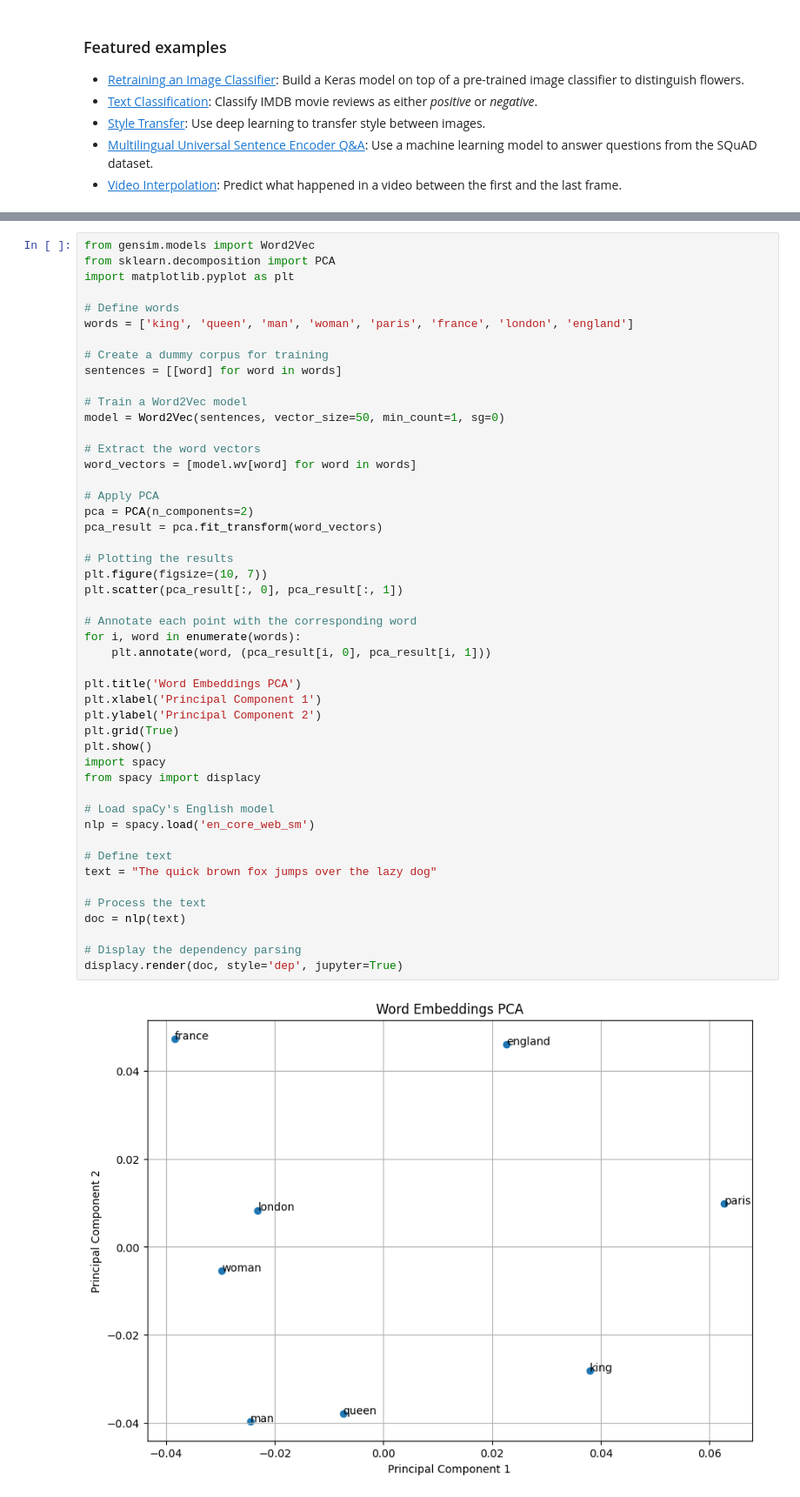
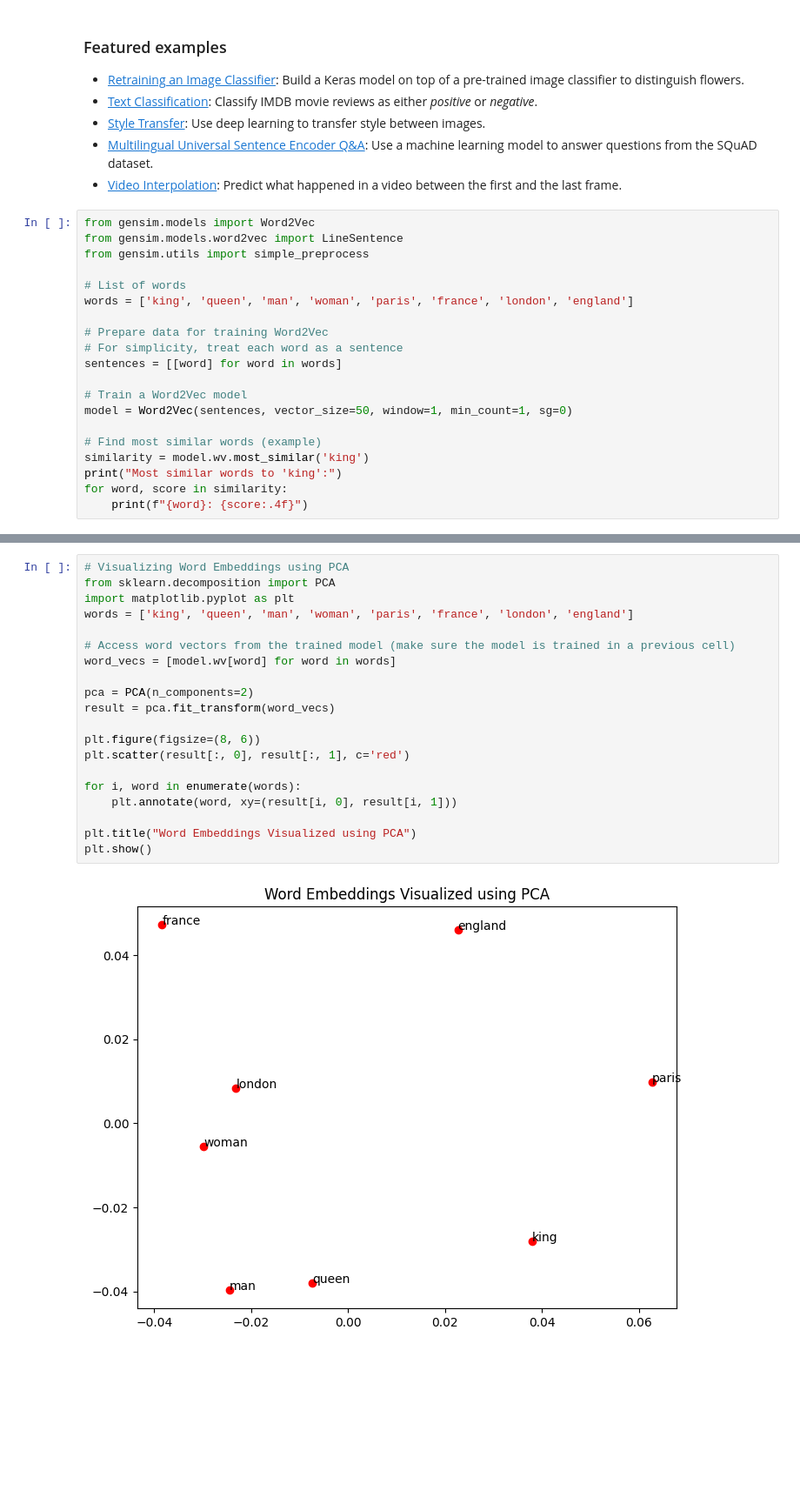
Before and after one commit to Prudhvitej1817/NLP-, a Jupyter notebook: Welcome_To_Colab.ipynb, the cells around one changed output, grey strips where cells are left out. Shown: that part at 87% size. Drawn from its saved outputs; the diff is of its cells as text; blank space fills up the shorter version.

```diff
--- a/Welcome_To_Colab.ipynb
+++ b/Welcome_To_Colab.ipynb
@@ -184,3 +184,23 @@ These are a few of the notebooks from Google's online Machine Learning course. S
 - [Style Transfer](https://tensorflow.org/hub/tutorials/tf2_arbitrary_image_stylization): Use deep learning to transfer style between images.
 - [Multilingual Universal Sentence Encoder Q&A](https://tensorflow.org/hub/tutorials/retrieval_with_tf_hub_universal_encoder_qa): Use a machine learning model to answer questions from the SQuAD dataset.
 - [Video Interpolation](https://tensorflow.org/hub/tutorials/tweening_conv3d): Predict what happened in a video between the first and the last frame.
+# %%
+from gensim.models import Word2Vec
+from gensim.models.word2vec import LineSentence
+from gensim.utils import simple_preprocess
+
+# List of words
+words = ['king', 'queen', 'man', 'woman', 'paris', 'france', 'london', 'england']
+
+# Prepare data for training Word2Vec
+# For simplicity, treat each word as a sentence
+sentences = [[word] for word in words]
+
+# Train a Word2Vec model
+model = Word2Vec(sentences, vector_size=50, window=1, min_count=1, sg=0)
+
+# Find most similar words (example)
+similarity = model.wv.most_similar('king')
+print("Most similar words to 'king':")
+for word, score in similarity:
+    print(f"{word}: {score:.4f}")
@@ -187,50 +216,22 @@ These are a few of the notebooks from Google's online Machine Learning course. S
 # %%
-from gensim.models import Word2Vec
+# Visualizing Word Embeddings using PCA
 from sklearn.decomposition import PCA
 import matplotlib.pyplot as plt
-
-# Define words
 words = ['king', 'queen', 'man', 'woman', 'paris', 'france', 'london', 'england']
 
-# Create a dummy corpus for training
-sentences = [[word] for word in words]
+# Access word vectors from the trained model (make sure the model is trained in a previous cell)
+word_vecs = [model.wv[word] for word in words]
 
-# Train a Word2Vec model
-model = Word2Vec(sentences, vector_size=50, min_count=1, sg=0)
+pca = PCA(n_components=2)
+result = pca.fit_transform(word_vecs)
 
-# Extract the word vectors
-word_vectors = [model.wv[word] for word in words]
+plt.figure(figsize=(8, 6))
+plt.scatter(result[:, 0], result[:, 1], c='red')
 
-# Apply PCA
-pca = PCA(n_components=2)
-pca_result = pca.fit_transform(word_vectors)
+for i, word in enumerate(words):
+    plt.annotate(word, xy=(result[i, 0], result[i, 1]))
 
-# Plotting the results
-plt.figure(figsize=(10, 7))
-plt.scatter(pca_result[:, 0], pca_result[:, 1])
-
-# Annotate each point with the corresponding word
-for i, word in enumerate(words):
-    plt.annotate(word, (pca_result[i, 0], pca_result[i, 1]))
-
-plt.title('Word Embeddings PCA')
-plt.xlabel('Principal Component 1')
-plt.ylabel('Principal Component 2')
-plt.grid(True)
+plt.title("Word Embeddings Visualized using PCA")
 plt.show()
-import spacy
-from spacy import displacy
-
-# Load spaCy's English model
-nlp = spacy.load('en_core_web_sm')
-
-# Define text
-text = "The quick brown fox jumps over the lazy dog"
-
-# Process the text
-doc = nlp(text)
-
-# Display the dependency parsing
-displacy.render(doc, style='dep', jupyter=True)
 # %% [output]
-[figure, old version]
+[figure, new version]
```
Also changed, not shown: parts of 3 cells of this notebook.
